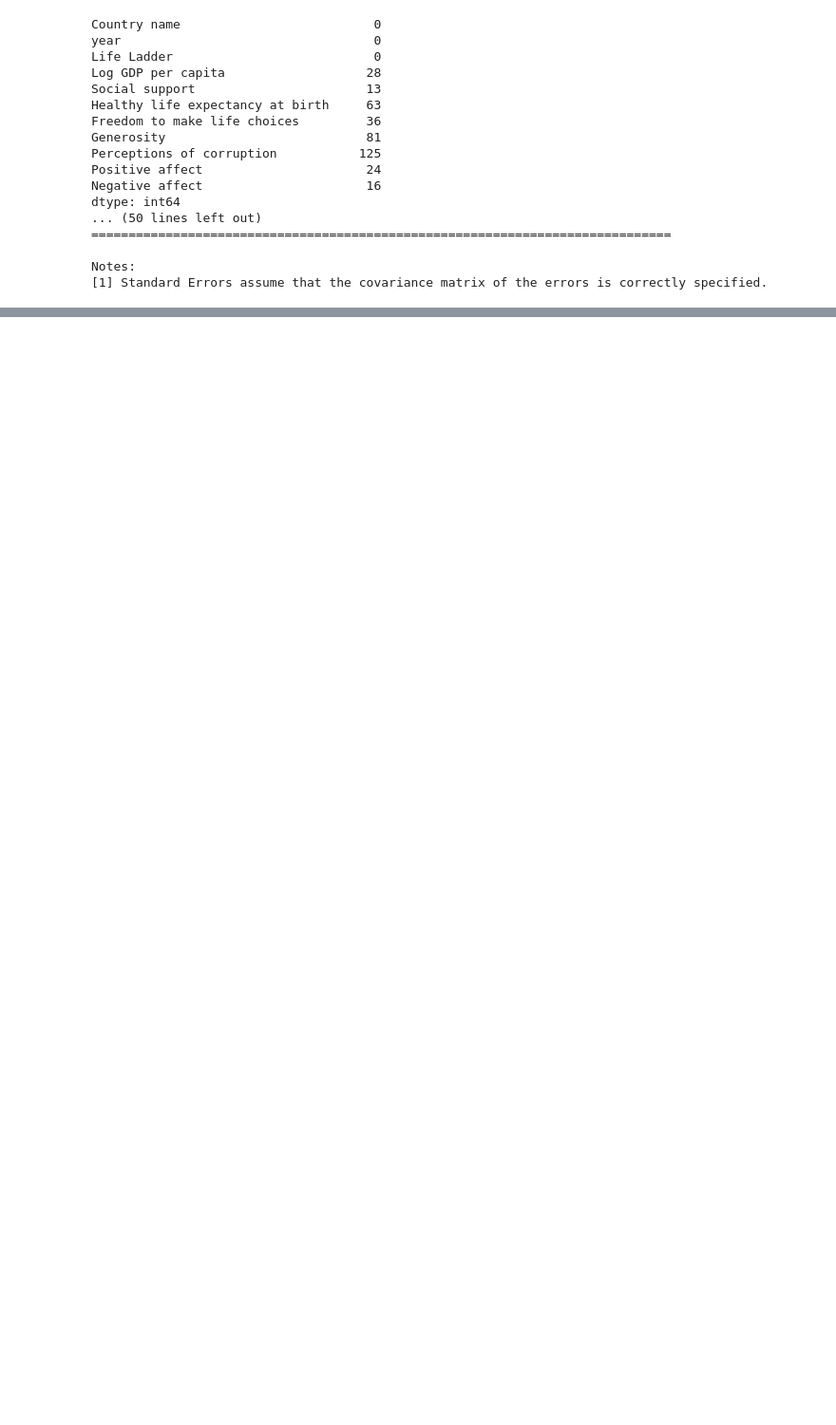
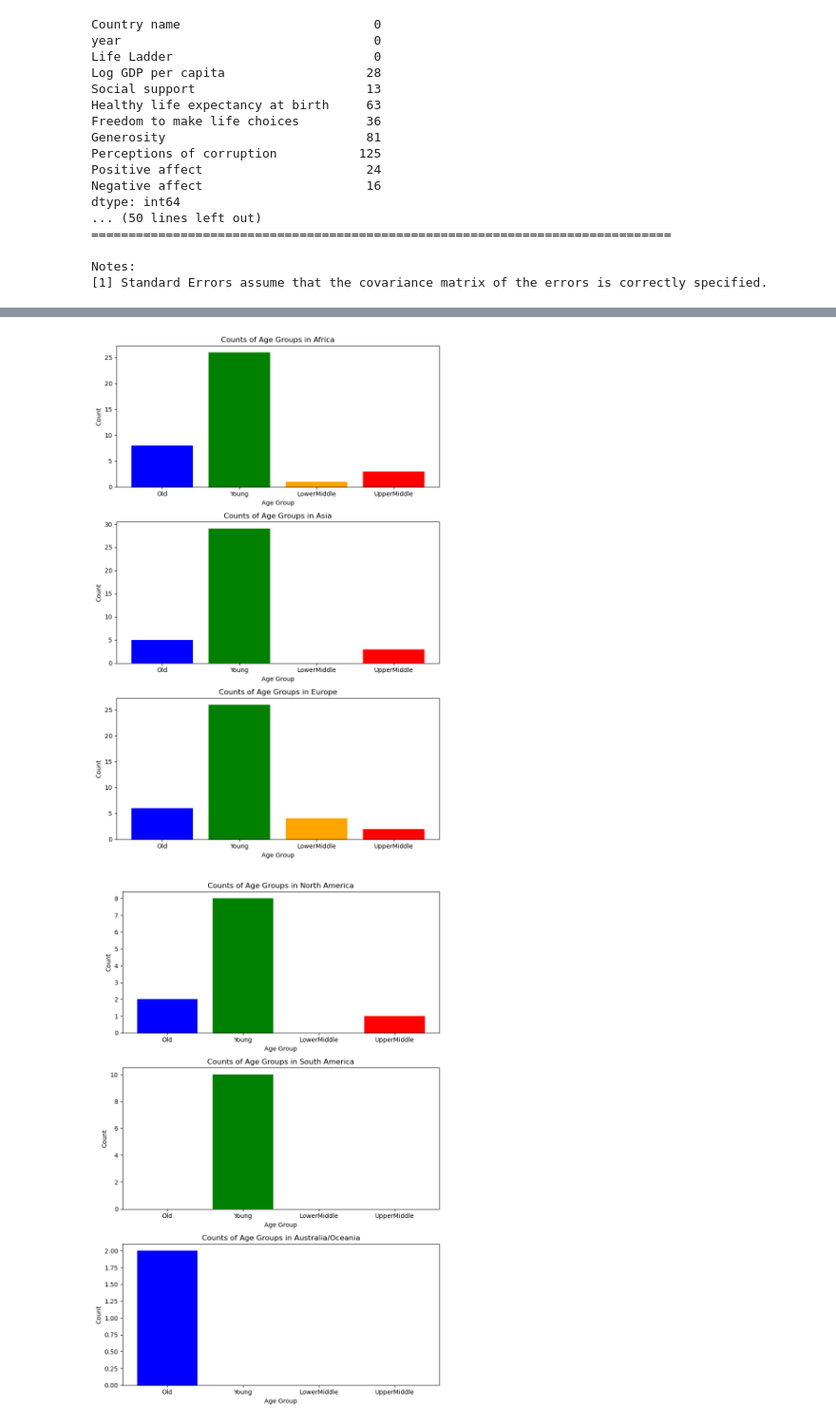
Before and after one commit to nicolesaade/WorldHappinessReportAnalysis, a Jupyter notebook: Clean + regression.ipynb, the cells around one changed output, grey strips where cells are left out. Shown at 95% size. Cells and saved outputs as stored; diff of their text form; code cells hidden in the pictures; blank space fills up the shorter version.

```diff
--- a/Clean + regression.ipynb
+++ b/Clean + regression.ipynb
@@ -85,0 +134,32 @@ countries_by_region = {
+# %%
+import matplotlib.pyplot as plt
+
+def count_age_groups_for_region(df, region):
+    #TODO: document which group is chategorized as what
+    age_counts = {'Old': 0, 'Young': 0, 'LowerMiddle': 0, 'UpperMiddle': 0}
+    countries_in_region = countries_by_region[region]
+    for country in countries_in_region:
+        if country in df['Country'].values:
+            row = df[df['Country'] == country].iloc[0]
+            age_counts[row['Happiest']] += 1
+    return age_counts
+
+# Group regions into chunks of three
+regions = list(countries_by_region.keys())
+region_chunks = [regions[i:i+3] for i in range(0, len(regions), 3)]
+
+for chunk in region_chunks:
+    # Plotting
+    fig, axes = plt.subplots(len(chunk), 1, figsize=(8, len(chunk) * 4))
+    for i, region in enumerate(chunk):
+        counts = count_age_groups_for_region(df, region)
+        ax = axes[i] if len(chunk) > 1 else axes
+        ax.bar(counts.keys(), counts.values(), color=['blue', 'green', 'orange', 'red'])
+        ax.set_xlabel('Age Group')
+        ax.set_ylabel('Count')
+        ax.set_title(f'Counts of Age Groups in {region}')
+    plt.tight_layout()
+    plt.show()
+# %% [output]
+[figure, added]
+[figure, added]
```
Also changed, not shown: parts of 6 cells of this notebook, 1 other file.
